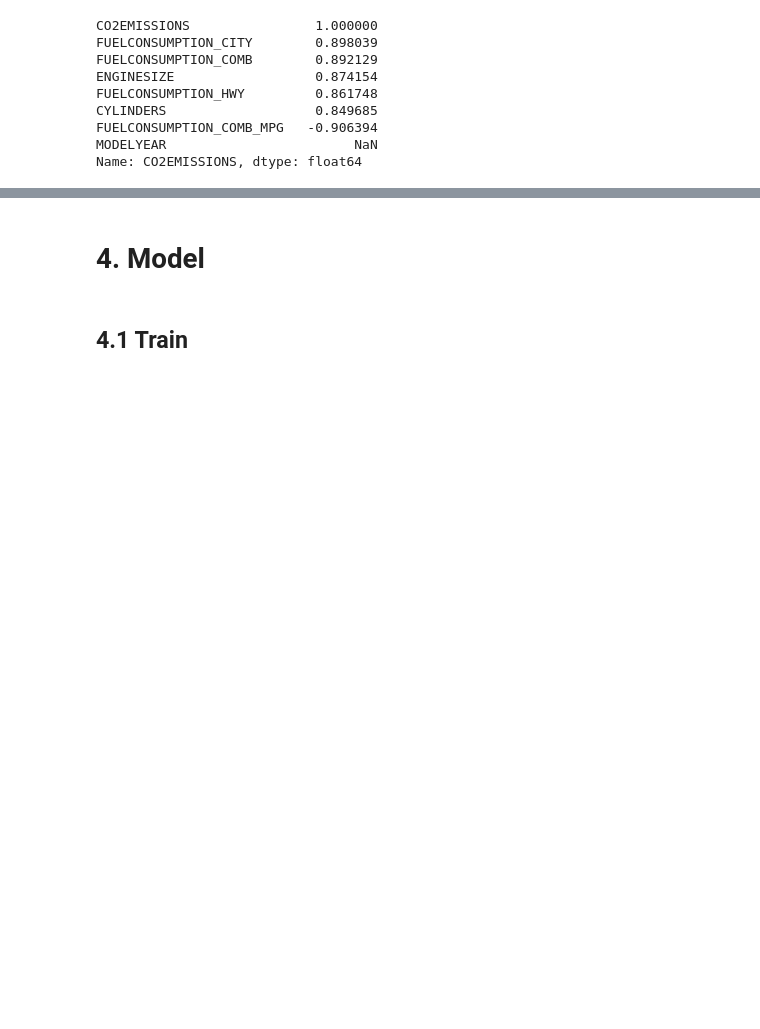
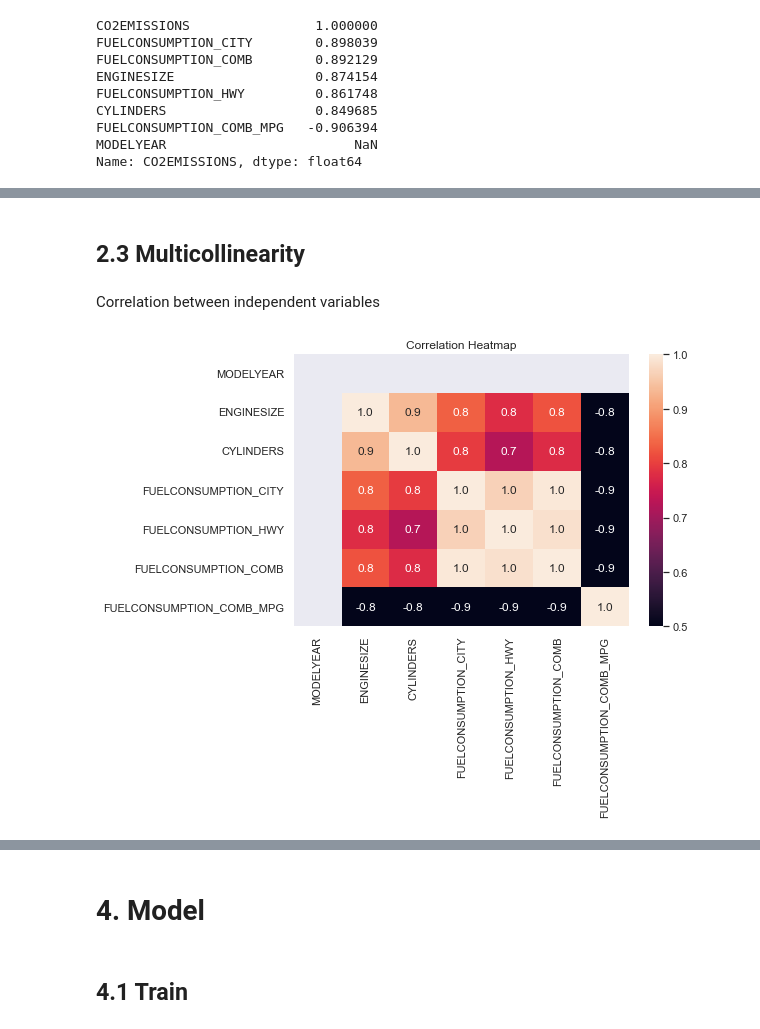
Before and after one commit to rifqiazhari/Regression, a Jupyter notebook: Multivariate Linear Regression - Predict C02 Emission Produce by Cars.ipynb, the cells around one changed output, grey strips where cells are left out. Cells and saved outputs as stored; diff of their text form; code cells hidden in the pictures; blank space fills up the shorter version.

```diff
--- a/Multivariate Linear Regression - Predict C02 Emission Produce by Cars.ipynb
+++ b/Multivariate Linear Regression - Predict C02 Emission Produce by Cars.ipynb
@@ -305,0 +205,23 @@ test_y2: (217, 1) (20.0%)
+# %% [markdown]
+<a name='2.3'></a>
+## 2.3 Multicollinearity
+# %% [markdown]
+Correlation between independent variables
+# %%
+# Create correlation matrix from train data excluding `SalePrice`
+corr_mat = df.iloc[:, :-1].corr()
+
+# Select correlations greater than 0.5
+high_corr_mat = corr_mat[abs(corr_mat) >= 0.5]
+
+# Plot correlation heatmap
+plt.figure(figsize=(7.5, 5))
+sns.heatmap(high_corr_mat,
+            annot=True,
+            fmt='.1f',
+            cmap='rocket',
+            vmin=0.5,
+            vmax=1)
+title = plt.title('Correlation Heatmap')
+# %% [output]
+[figure, added]
```
Also changed, not shown: parts of 47 cells of this notebook, 2 other files.
